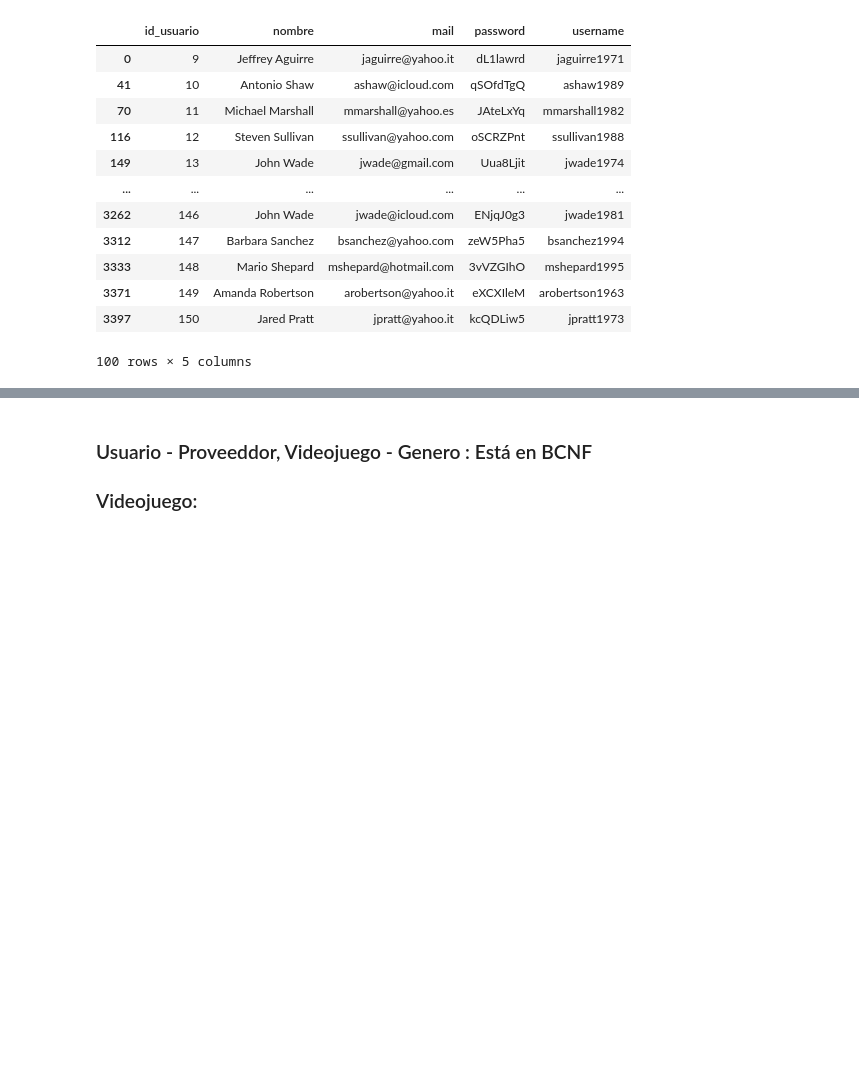
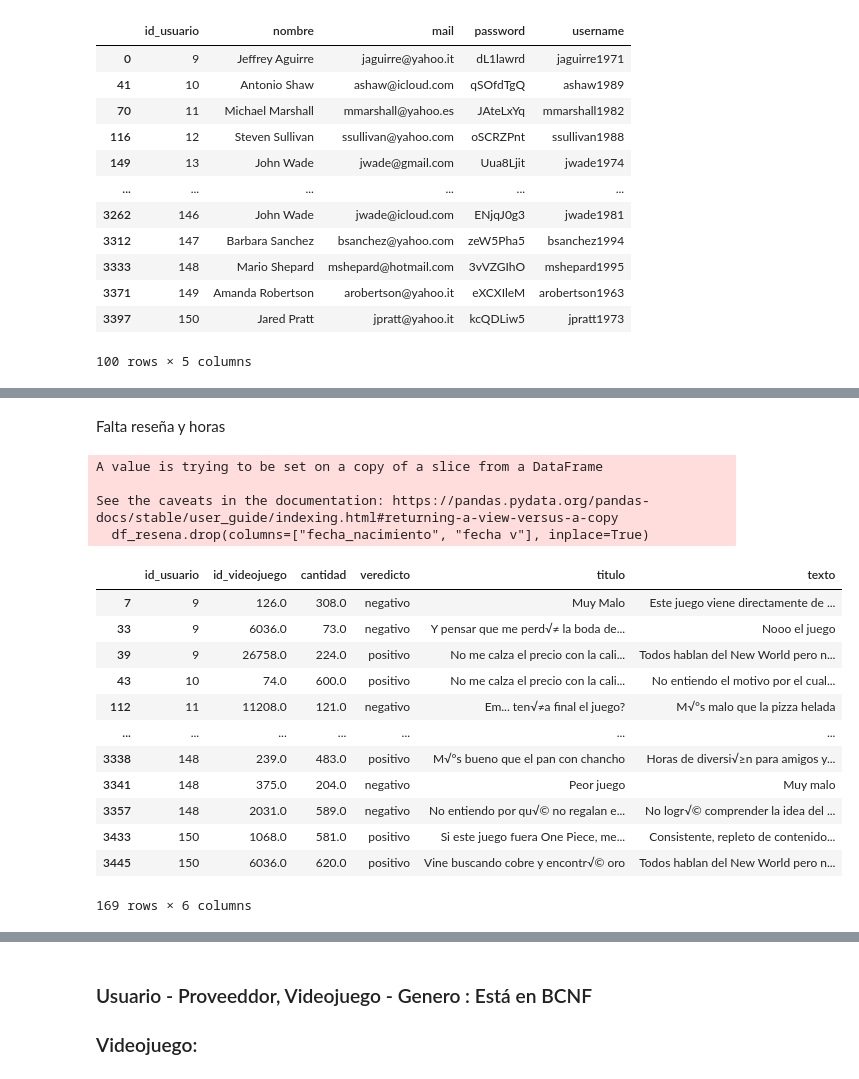
Before and after one commit to VicenteGarayR/Gatos-de-base, a Jupyter notebook: Entrega3/CSV/data_par.ipynb, the cells around one changed output, grey strips where cells are left out. Saved outputs shown, nothing was run; the diff lists cells and outputs as text; code cells hidden in the pictures; blank space fills up the shorter version.

```diff
--- a/Entrega3/CSV/data_par.ipynb
+++ b/Entrega3/CSV/data_par.ipynb
@@ -179,3 +328,25 @@ data_users
+# %% [markdown]
+Falta reseña y horas
 # %%
 df_resena = df_usuario_actividades.dropna(subset=['titulo'])
+df_resena.drop(columns=["fecha_nacimiento", "fecha v"], inplace=True)
+df_resena
+# %% [output]
+A value is trying to be set on a copy of a slice from a DataFrame
+
+See the caveats in the documentation: https://pandas.pydata.org/pandas-docs/stable/user_guide/indexing.html#returning-a-view-versus-a-copy
+  df_resena.drop(columns=["fecha_nacimiento", "fecha v"], inplace=True)
+|  | id_usuario | id_videojuego | cantidad | veredicto | titulo | texto |
+| 7 | 9 | 126.0 | 308.0 | negativo | Muy Malo | Este juego viene directamente de ... |
+| 33 | 9 | 6036.0 | 73.0 | negativo | Y pensar que me perd√≠ la boda de... | Nooo el juego |
+| 39 | 9 | 26758.0 | 224.0 | positivo | No me calza el precio con la cali... | Todos hablan del New World pero n... |
+| 43 | 10 | 74.0 | 600.0 | positivo | No me calza el precio con la cali... | No entiendo el motivo por el cual... |
+| 112 | 11 | 11208.0 | 121.0 | negativo | Em... ten√≠a final el juego? | M√°s malo que la pizza helada |
+| ... | ... | ... | ... | ... | ... | ... |
+| 3338 | 148 | 239.0 | 483.0 | positivo | M√°s bueno que el pan con chancho | Horas de diversi√≥n para amigos y... |
+| 3341 | 148 | 375.0 | 204.0 | negativo | Peor juego | Muy malo |
+| 3357 | 148 | 2031.0 | 589.0 | negativo | No entiendo por qu√© no regalan e... | No logr√© comprender la idea del ... |
+| 3433 | 150 | 1068.0 | 581.0 | positivo | Si este juego fuera One Piece, me... | Consistente, repleto de contenido... |
+| 3445 | 150 | 6036.0 | 620.0 | positivo | Vine buscando cobre y encontr√© oro | Todos hablan del New World pero n... |
+169 rows × 6 columns
 # %%
```
Also changed, not shown: parts of 18 cells of this notebook.
